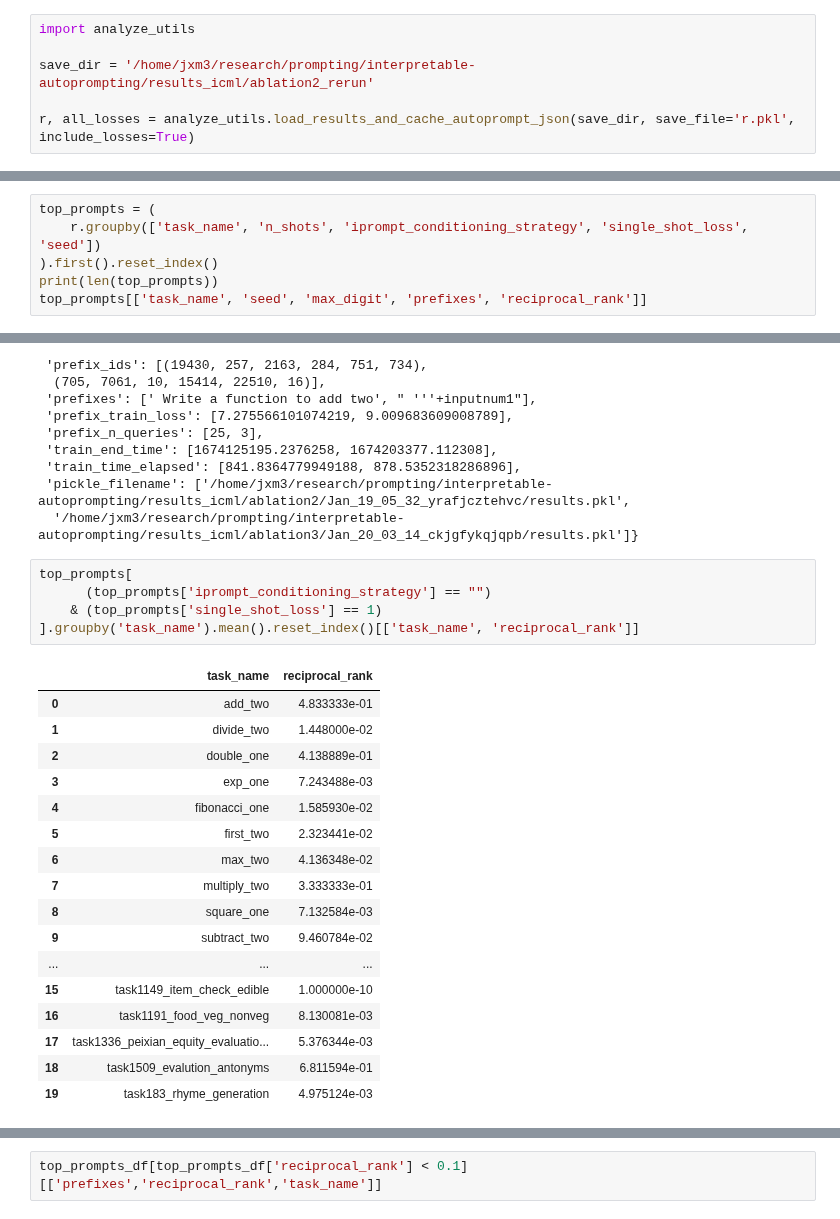
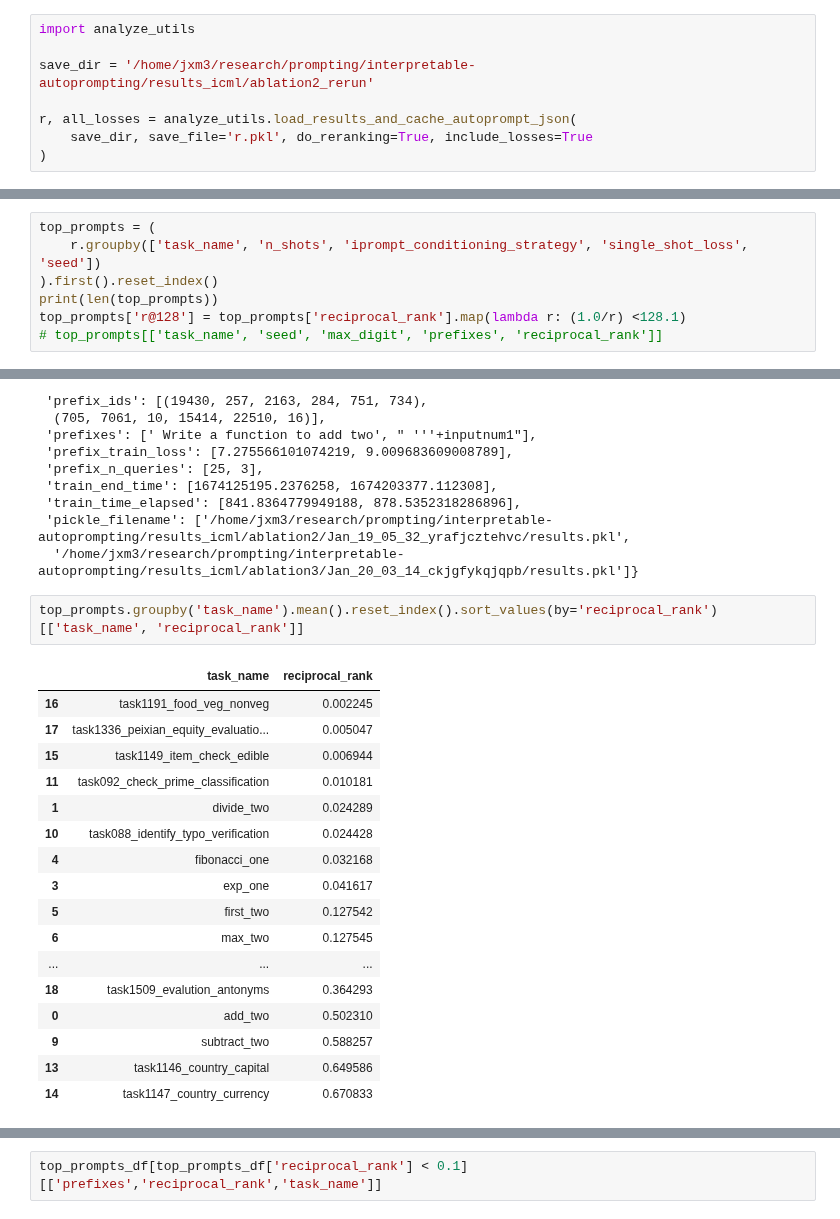
Before and after one commit to csinva/iprompt, a Jupyter notebook: notebooks/09_ablation2_cond.ipynb, the cells around one changed output, grey strips where cells are left out. Saved outputs shown, nothing was run; the diff lists cells and outputs as text.

```diff
--- a/notebooks/09_ablation2_cond.ipynb
+++ b/notebooks/09_ablation2_cond.ipynb
@@ -12,4 +9,6 @@ import analyze_utils
 
 save_dir = '/home/jxm3/research/prompting/interpretable-autoprompting/results_icml/ablation2_rerun'
 
-r, all_losses = analyze_utils.load_results_and_cache_autoprompt_json(save_dir, save_file='r.pkl', include_losses=True)
+r, all_losses = analyze_utils.load_results_and_cache_autoprompt_json(
+    save_dir, save_file='r.pkl', do_reranking=True, include_losses=True
+)
@@ -26,6 +24,7 @@ top_prompts = (
     r.groupby(['task_name', 'n_shots', 'iprompt_conditioning_strategy', 'single_shot_loss', 'seed'])
 ).first().reset_index()
 print(len(top_prompts))
-top_prompts[['task_name', 'seed', 'max_digit', 'prefixes', 'reciprocal_rank']]
+top_prompts['r@128'] = top_prompts['reciprocal_rank'].map(lambda r: (1.0/r) <128.1)
+# top_prompts[['task_name', 'seed', 'max_digit', 'prefixes', 'reciprocal_rank']]
 # %% [output]
 480
@@ -166,25 +134,22 @@ d3
  'pickle_filename': ['/home/jxm3/research/prompting/interpretable-autoprompting/results_icml/ablation2/Jan_19_05_32_yrafjcztehvc/results.pkl',
   '/home/jxm3/research/prompting/interpretable-autoprompting/results_icml/ablation3/Jan_20_03_14_ckjgfykqjqpb/results.pkl']}
 # %%
-top_prompts[
-      (top_prompts['iprompt_conditioning_strategy'] == "")
-    & (top_prompts['single_shot_loss'] == 1)
-].groupby('task_name').mean().reset_index()[['task_name', 'reciprocal_rank']]
+top_prompts.groupby('task_name').mean().reset_index().sort_values(by='reciprocal_rank')[['task_name', 'reciprocal_rank']]
 # %% [output]
 |  | task_name | reciprocal_rank |
-| 0 | add_two | 4.833333e-01 |
-| 1 | divide_two | 1.448000e-02 |
-| 2 | double_one | 4.138889e-01 |
-| 3 | exp_one | 7.243488e-03 |
-| 4 | fibonacci_one | 1.585930e-02 |
-| 5 | first_two | 2.323441e-02 |
-| 6 | max_two | 4.136348e-02 |
-| 7 | multiply_two | 3.333333e-01 |
-| 8 | square_one | 7.132584e-03 |
-| 9 | subtract_two | 9.460784e-02 |
+| 16 | task1191_food_veg_nonveg | 0.002245 |
+| 17 | task1336_peixian_equity_evaluatio... | 0.005047 |
+| 15 | task1149_item_check_edible | 0.006944 |
+| 11 | task092_check_prime_classification | 0.010181 |
+| 1 | divide_two | 0.024289 |
+| 10 | task088_identify_typo_verification | 0.024428 |
+| 4 | fibonacci_one | 0.032168 |
+| 3 | exp_one | 0.041617 |
+| 5 | first_two | 0.127542 |
+| 6 | max_two | 0.127545 |
 | ... | ... | ... |
-| 15 | task1149_item_check_edible | 1.000000e-10 |
-| 16 | task1191_food_veg_nonveg | 8.130081e-03 |
-| 17 | task1336_peixian_equity_evaluatio... | 5.376344e-03 |
-| 18 | task1509_evalution_antonyms | 6.811594e-01 |
-| 19 | task183_rhyme_generation | 4.975124e-03 |
+| 18 | task1509_evalution_antonyms | 0.364293 |
+| 0 | add_two | 0.502310 |
+| 9 | subtract_two | 0.588257 |
+| 13 | task1146_country_capital | 0.649586 |
+| 14 | task1147_country_currency | 0.670833 |
```
Also changed, not shown: parts of 19 cells of this notebook, 8 other files.
